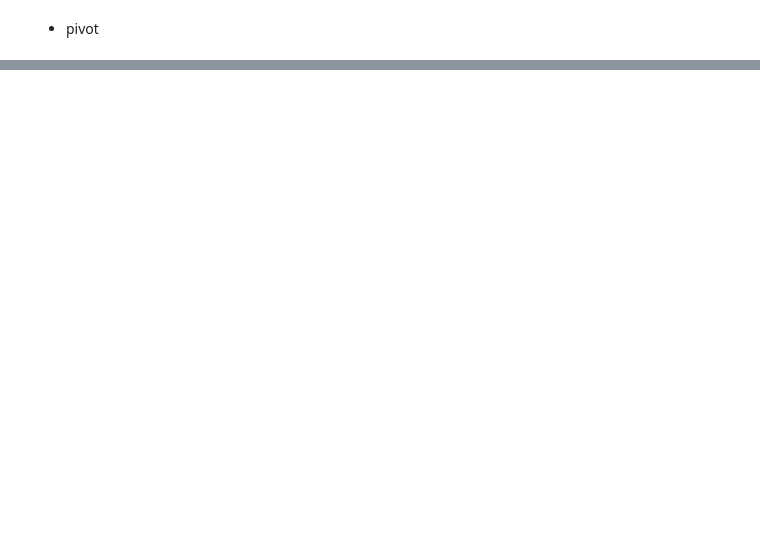
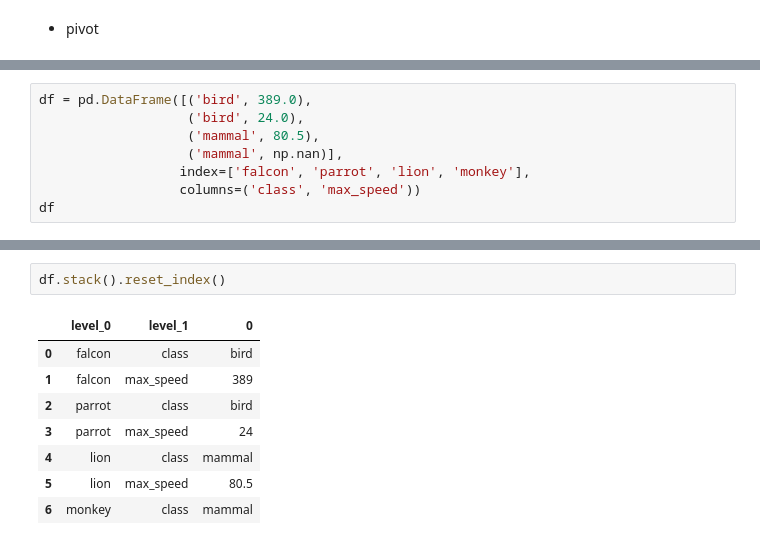
Before and after one commit to lee7py/Pydata-ANS-VIS, a Jupyter notebook: data code/ch08-study.ipynb, the cells around one changed output, grey strips where cells are left out. Saved outputs shown, nothing was run; the diff lists cells and outputs as text; blank space fills up the shorter version.

```diff
--- a/data code/ch08-study.ipynb
+++ b/data code/ch08-study.ipynb
@@ -2338,0 +889,8 @@ df.pivot_table(index='foo', columns='bar')
+# %%
+df = pd.DataFrame([('bird', 389.0),
+                   ('bird', 24.0),
+                   ('mammal', 80.5),
+                   ('mammal', np.nan)],
+                  index=['falcon', 'parrot', 'lion', 'monkey'],
+                  columns=('class', 'max_speed'))
+df
@@ -2338,0 +914,11 @@ df.pivot_table(index='foo', columns='bar')
+# %%
+df.stack().reset_index()
+# %% [output]
+|  | level_0 | level_1 | 0 |
+| 0 | falcon | class | bird |
+| 1 | falcon | max_speed | 389 |
+| 2 | parrot | class | bird |
+| 3 | parrot | max_speed | 24 |
+| 4 | lion | class | mammal |
+| 5 | lion | max_speed | 80.5 |
+| 6 | monkey | class | mammal |
```
Also changed, not shown: parts of 240 cells of this notebook, 2 other files.
